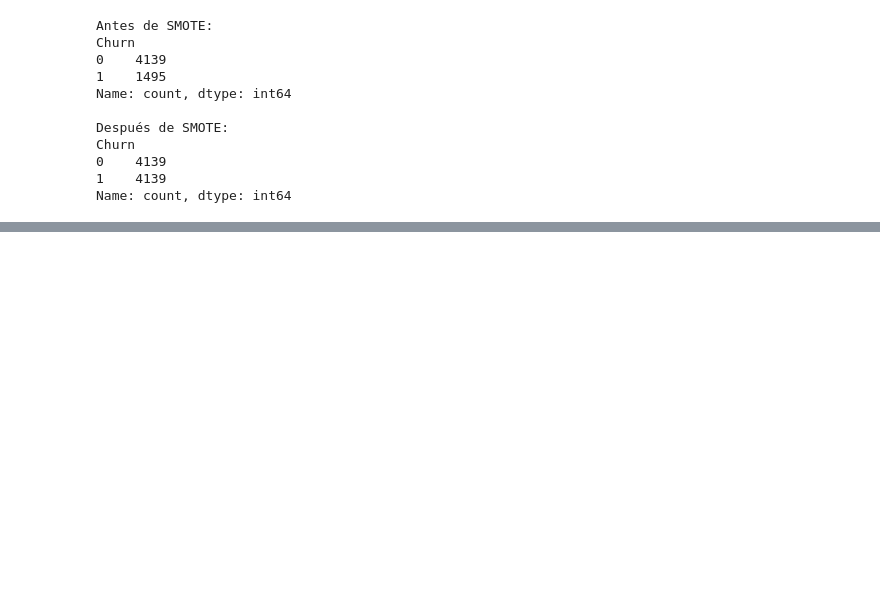
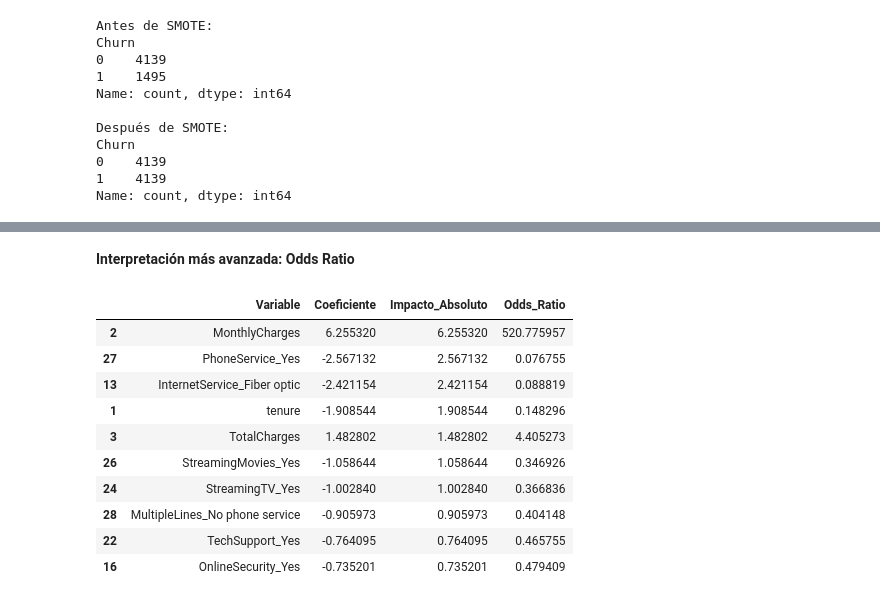
Before and after one commit to dpenamoya-ops/TelecomX_LATAM_parte2, a Jupyter notebook: TelecomX_LATAM_parte2_dp.ipynb, the cells around one changed output, grey strips where cells are left out. Saved outputs shown, nothing was run; the diff lists cells and outputs as text; code cells hidden in the pictures; blank space fills up the shorter version.

```diff
--- a/TelecomX_LATAM_parte2_dp.ipynb
+++ b/TelecomX_LATAM_parte2_dp.ipynb
@@ -1023,0 +1060,15 @@ Name: count, dtype: int64
+# %%
+#Paso 1 — Escalar datos (SOLO entrenamiento)
+from sklearn.preprocessing import StandardScaler
+
+scaler = StandardScaler()
+
+X_train_scaled = scaler.fit_transform(X_train_resampled)
+X_test_scaled = scaler.transform(X_test)
+# %%
+#Paso 2 — Entrenar Regresión Logística
+from sklearn.linear_model import LogisticRegression
+
+log_model = LogisticRegression(max_iter=1000, random_state=42)
+
+log_model.fit(X_train_scaled, y_train_resampled)
@@ -1023,0 +1326,14 @@ Name: count, dtype: int64
+# %%
+#Código para obtener coeficientes
+import pandas as pd
+import numpy as np
+
+coef_df = pd.DataFrame({
+    "Variable": X_train.columns,
+    "Coeficiente": log_model.coef_[0]
+})
+
+coef_df["Impacto_Absoluto"] = np.abs(coef_df["Coeficiente"])
+coef_df = coef_df.sort_values(by="Impacto_Absoluto", ascending=False)
+
+coef_df.head(10)
@@ -1023,0 +1352,19 @@ Name: count, dtype: int64
+# %% [markdown]
+**Interpretación más avanzada: Odds Ratio**
+# %%
+#Podemos transformar coeficientes:
+
+coef_df["Odds_Ratio"] = np.exp(coef_df["Coeficiente"])
+coef_df.head(10)
+# %% [output]
+|  | Variable | Coeficiente | Impacto_Absoluto | Odds_Ratio |
+| 2 | MonthlyCharges | 6.255320 | 6.255320 | 520.775957 |
+| 27 | PhoneService_Yes | -2.567132 | 2.567132 | 0.076755 |
+| 13 | InternetService_Fiber optic | -2.421154 | 2.421154 | 0.088819 |
+| 1 | tenure | -1.908544 | 1.908544 | 0.148296 |
+| 3 | TotalCharges | 1.482802 | 1.482802 | 4.405273 |
+| 26 | StreamingMovies_Yes | -1.058644 | 1.058644 | 0.346926 |
+| 24 | StreamingTV_Yes | -1.002840 | 1.002840 | 0.366836 |
+| 28 | MultipleLines_No phone service | -0.905973 | 0.905973 | 0.404148 |
+| 22 | TechSupport_Yes | -0.764095 | 0.764095 | 0.465755 |
+| 16 | OnlineSecurity_Yes | -0.735201 | 0.735201 | 0.479409 |
```
Also changed, not shown: parts of 35 cells of this notebook.
